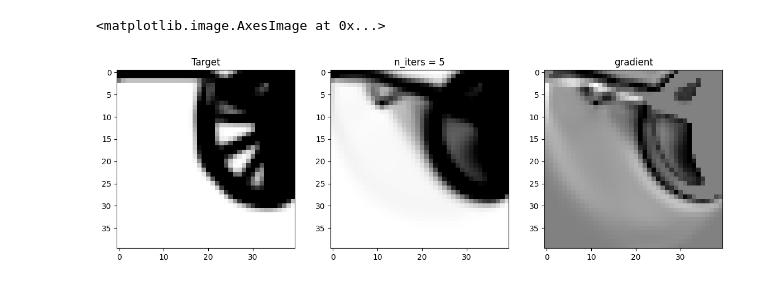
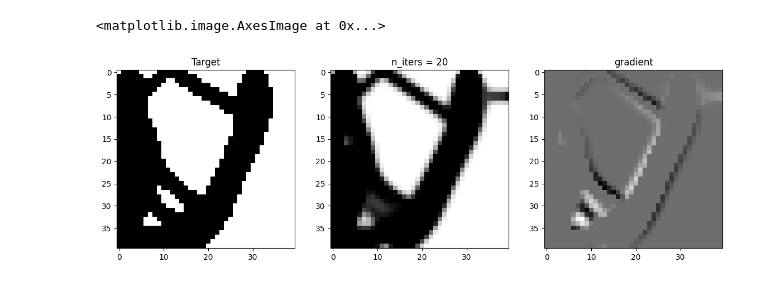
Before and after one commit to barracuda049/dl, a Jupyter notebook: model_fo_sw.ipynb, the cells around one changed output. Drawn from its saved outputs; the diff is of its cells as text; code cells hidden in the pictures.

```diff
--- a/model_fo_sw.ipynb
+++ b/model_fo_sw.ipynb
@@ -28,7 +28,7 @@ class NPZLoader(Dataset):
 
     def __getitem__(self, item):
         numpy_array = np.load(self.files[item])['arr_0']
-        target = numpy_array[-1]
+        target = (numpy_array[-1] > 0.5).astype(np.float32)
         r,c = numpy_array[0].shape
         n_1_iter = numpy_array[self.cur_iter]
         n_iter = numpy_array[self.cur_iter-1]
@@ -47,21 +47,21 @@ class ToTensor:
 
         return torch.from_numpy(image.astype(np.float32)), torch.from_numpy(target.astype(np.float32))
 # %%
-check = NPZLoader(path_folder,cur_iter = 5, transform = ToTensor())
+check = NPZLoader(path_folder,cur_iter = 20, transform = ToTensor())
 # %%
-num = 54
+num = 20
 plt.figure(figsize = (14,11))
 plt.subplot(1,3,1)
 plt.title(f'Target')
 plt.imshow(check[num][1].view(40,40), cmap= 'binary')
 
 plt.subplot(1,3,2)
 plt.title(f'n_iters = {check.cur_iter}')
 plt.imshow(check[num][0][0].numpy(), cmap= 'binary')
 
 plt.subplot(1,3,3)
 plt.title(f'gradient')
 plt.imshow(check[num][0][1].numpy(), cmap= 'binary')
 # %% [output]
 <matplotlib.image.AxesImage at 0x...>
-[figure, old version]
+[figure, new version]
```
Also changed, not shown: parts of 47 cells of this notebook.
